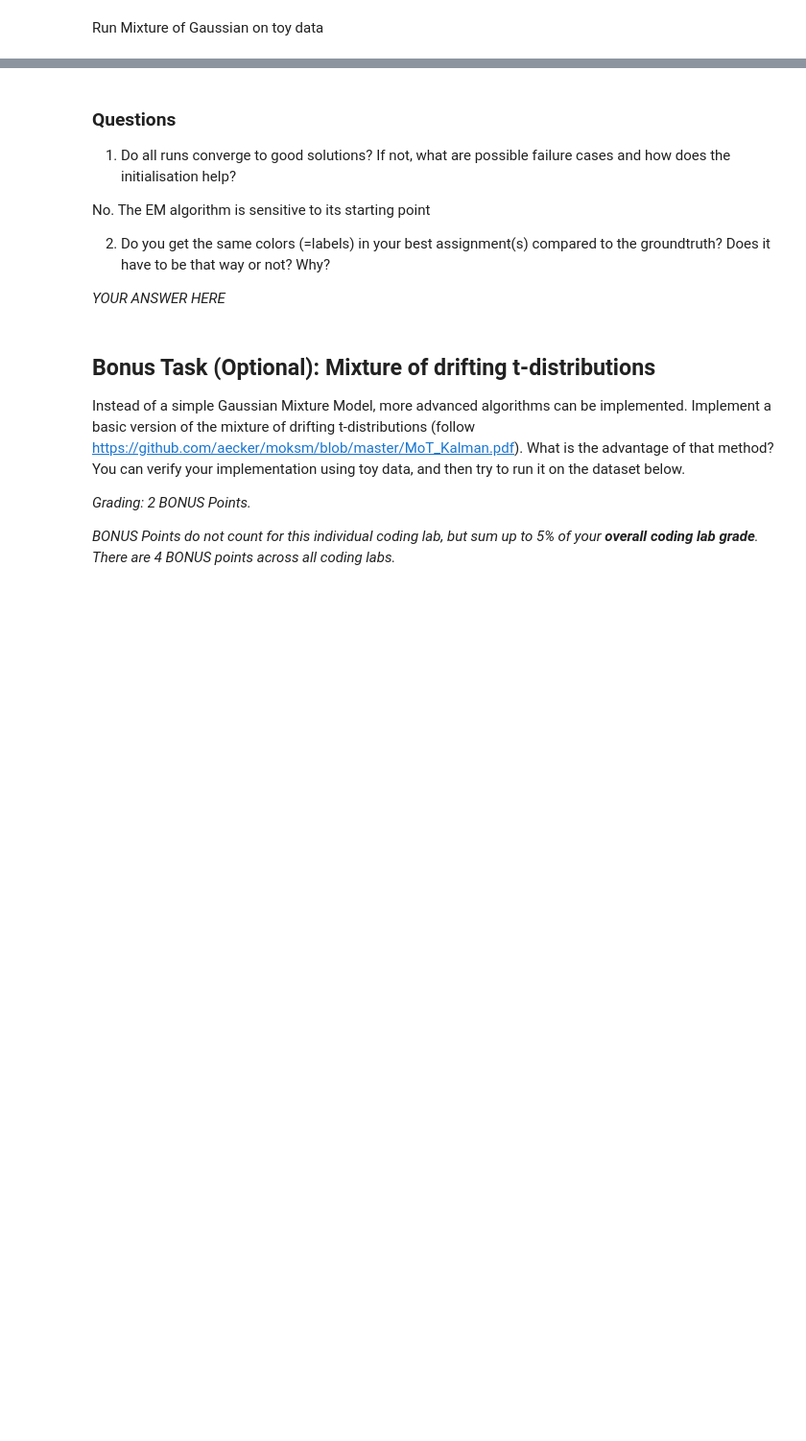
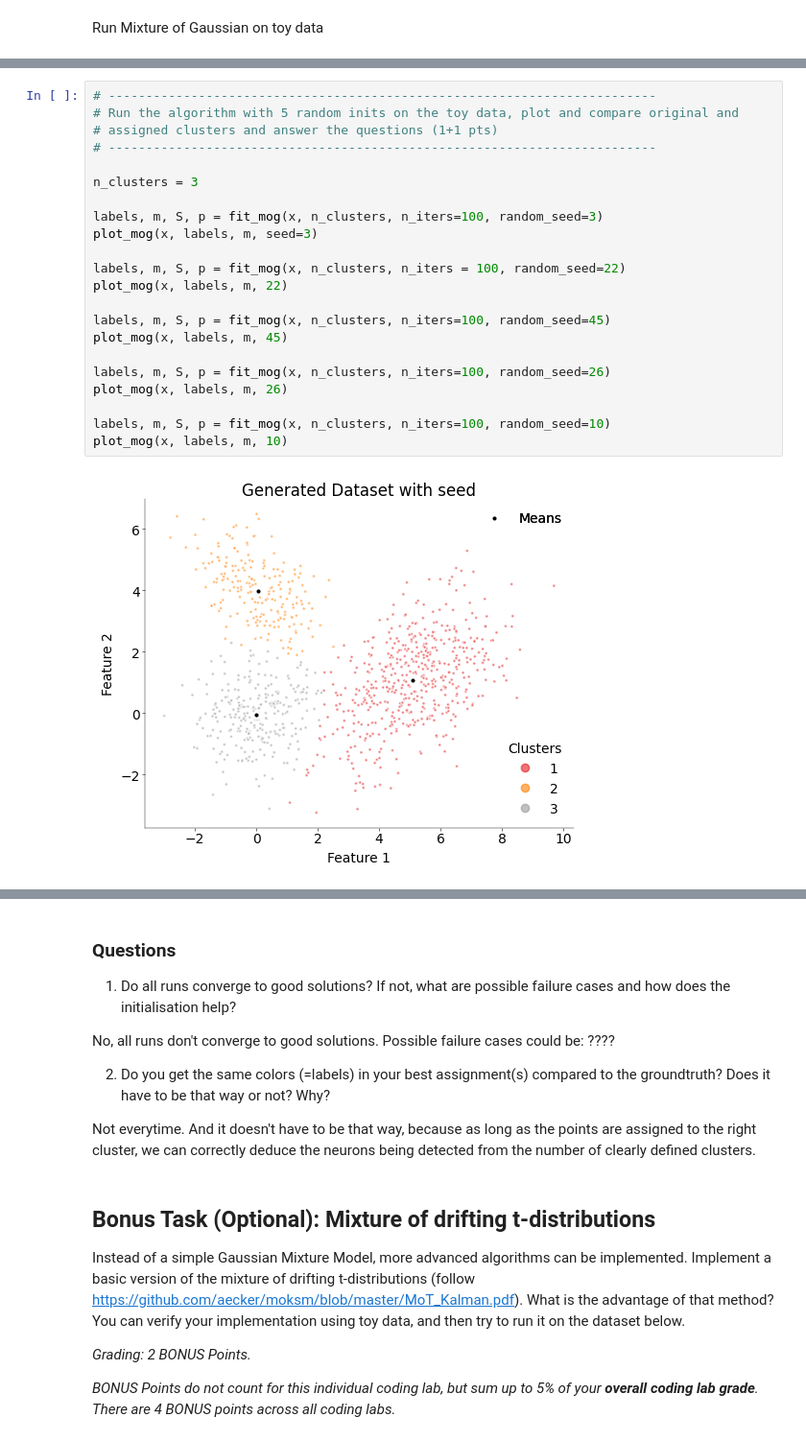
Before and after one commit to F-vdHaar/neural_data_science, a Jupyter notebook: notebooks/CodingLab2_haar_jana.ipynb, the cells around one changed output, grey strips where cells are left out. Shown at 96% size. Cells and saved outputs as stored; diff of their text form; blank space fills up the shorter version.

```diff
--- a/notebooks/CodingLab2_haar_jana.ipynb
+++ b/notebooks/CodingLab2_haar_jana.ipynb
@@ -316,0 +296,24 @@ plt.show()
+# %%
+# -------------------------------------------------------------------------
+# Run the algorithm with 5 random inits on the toy data, plot and compare original and
+# assigned clusters and answer the questions (1+1 pts)
+# -------------------------------------------------------------------------
+
+n_clusters = 3
+
+labels, m, S, p = fit_mog(x, n_clusters, n_iters=100, random_seed=3)
+plot_mog(x, labels, m, seed=3)
+
+labels, m, S, p = fit_mog(x, n_clusters, n_iters = 100, random_seed=22)
+plot_mog(x, labels, m, 22)
+
+labels, m, S, p = fit_mog(x, n_clusters, n_iters=100, random_seed=45)
+plot_mog(x, labels, m, 45)
+
+labels, m, S, p = fit_mog(x, n_clusters, n_iters=100, random_seed=26)
+plot_mog(x, labels, m, 26)
+
+labels, m, S, p = fit_mog(x, n_clusters, n_iters=100, random_seed=10)
+plot_mog(x, labels, m, 10)
+# %% [output]
+[figure, added]
@@ -319,11 +326,11 @@ plt.show()
 
 1) Do all runs converge to good solutions? If not, what are possible failure cases and how does the initialisation help?
 
-No. The EM algorithm is sensitive to its starting point
+No, all runs don't converge to good solutions. Possible failure cases could be: ????
 
 2) Do you get the same colors (=labels) in your best assignment(s) compared to the groundtruth? Does it have to be that way or not? Why?
 
-_YOUR ANSWER HERE_
+Not everytime. And it doesn't have to be that way, because as long as the points are assigned to the right cluster, we can correctly deduce the neurons being detected from the number of clearly defined clusters.
 # %% [markdown]
 ## Bonus Task (Optional): Mixture of drifting t-distributions
 
```
Also changed, not shown: parts of 16 cells of this notebook.
